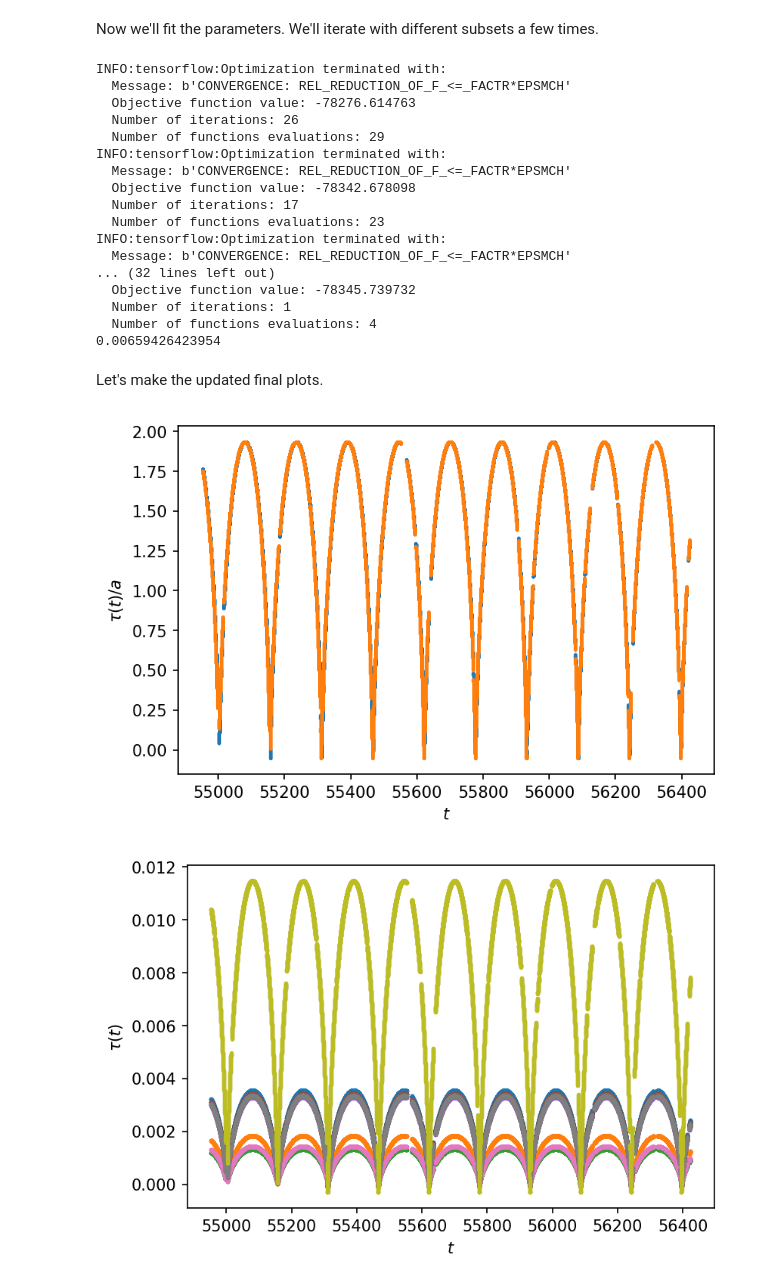
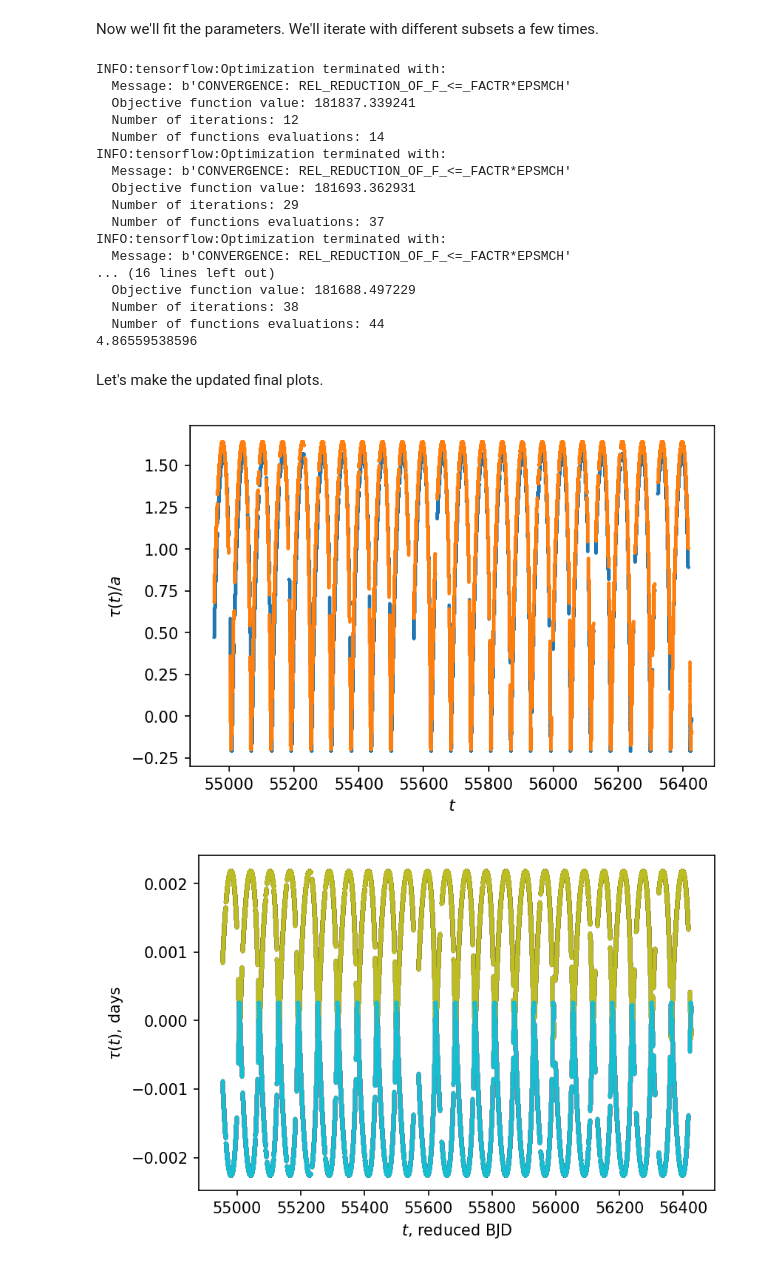
Before and after one commit to SimonJMurphy/maelstrom, a Jupyter notebook: double-line.ipynb, the cells around one changed output. Saved outputs shown, nothing was run; the diff lists cells and outputs as text; code cells hidden in the pictures.

```diff
--- a/double-line.ipynb
+++ b/double-line.ipynb
@@ -12,7 +12,7 @@ import matplotlib.pyplot as plt
 
 from kepler import kepler
 # %%
-kicid = 4253860
+kicid = 6862920
 
 data = np.loadtxt("data/kic{0}_lc.txt".format(kicid))
 fulltimes = data[:, 0] # days
@@ -138,7 +141,7 @@ plt.ylabel("L(t)");
 Now we'll fit the parameters. We'll iterate with different subsets a few times.
 # %%
 old_chi2 = sess.run(chi2_tensor, feed_dict=data)
-for i in range(5):
+for i in range(2):
     params = [log_sigma2_tensor, porb_tensor, tp_tensor]
     opt = tf.contrib.opt.ScipyOptimizerInterface(chi2_tensor, params, method="L-BFGS-B")
     opt.minimize(sess, feed_dict=data)
@@ -159,21 +162,21 @@ for i in range(5):
 # %% [output]
 INFO:tensorflow:Optimization terminated with:
   Message: b'CONVERGENCE: REL_REDUCTION_OF_F_<=_FACTR*EPSMCH'
-  Objective function value: -78276.614763
-  Number of iterations: 26
-  Number of functions evaluations: 29
+  Objective function value: 181837.339241
+  Number of iterations: 12
+  Number of functions evaluations: 14
 INFO:tensorflow:Optimization terminated with:
   Message: b'CONVERGENCE: REL_REDUCTION_OF_F_<=_FACTR*EPSMCH'
-  Objective function value: -78342.678098
-  Number of iterations: 17
-  Number of functions evaluations: 23
+  Objective function value: 181693.362931
+  Number of iterations: 29
+  Number of functions evaluations: 37
 INFO:tensorflow:Optimization terminated with:
   Message: b'CONVERGENCE: REL_REDUCTION_OF_F_<=_FACTR*EPSMCH'
-... (32 lines left out)
-  Objective function value: -78345.739732
-  Number of iterations: 1
-  Number of functions evaluations: 4
-0.00659426423954
+... (16 lines left out)
+  Objective function value: 181688.497229
+  Number of iterations: 38
+  Number of functions evaluations: 44
+4.86559538596
 # %% [markdown]
 Let's make the updated final plots.
 # %%
@@ -181,16 +184,16 @@ final_tau = sess.run(tau_tensor, feed_dict=data)
 plt.plot(times+tmid, initial_tau, ".", ms=2)
 plt.plot(times+tmid, final_tau, ".", ms=2)
 plt.ylabel(r"$\tau(t) / a$")
-plt.xlabel("$t$");
+plt.xlabel("$t$, reduced BJD");
 # %% [output]
-[figure, old version]
+[figure, new version]
 # %%
 models = tau_tensor[:, None] * ad_tensor[None, :]
 plt.plot(times+tmid, sess.run(models, feed_dict=data), ".", ms=3)
-plt.ylabel(r"$\tau(t)$")
-plt.xlabel("$t$");
+plt.ylabel(r"$\tau(t)$, days")
+plt.xlabel("$t$, reduced BJD");
 # %% [output]
-[figure, old version]
+[figure, new version]
 # %%
 ivar = -np.diag(sess.run(tf.hessians(-0.5*chi2_tensor, ad_tensor), feed_dict=data)[0])
 ad = sess.run(ad_tensor)
```
Also changed, not shown: parts of 18 cells of this notebook.
